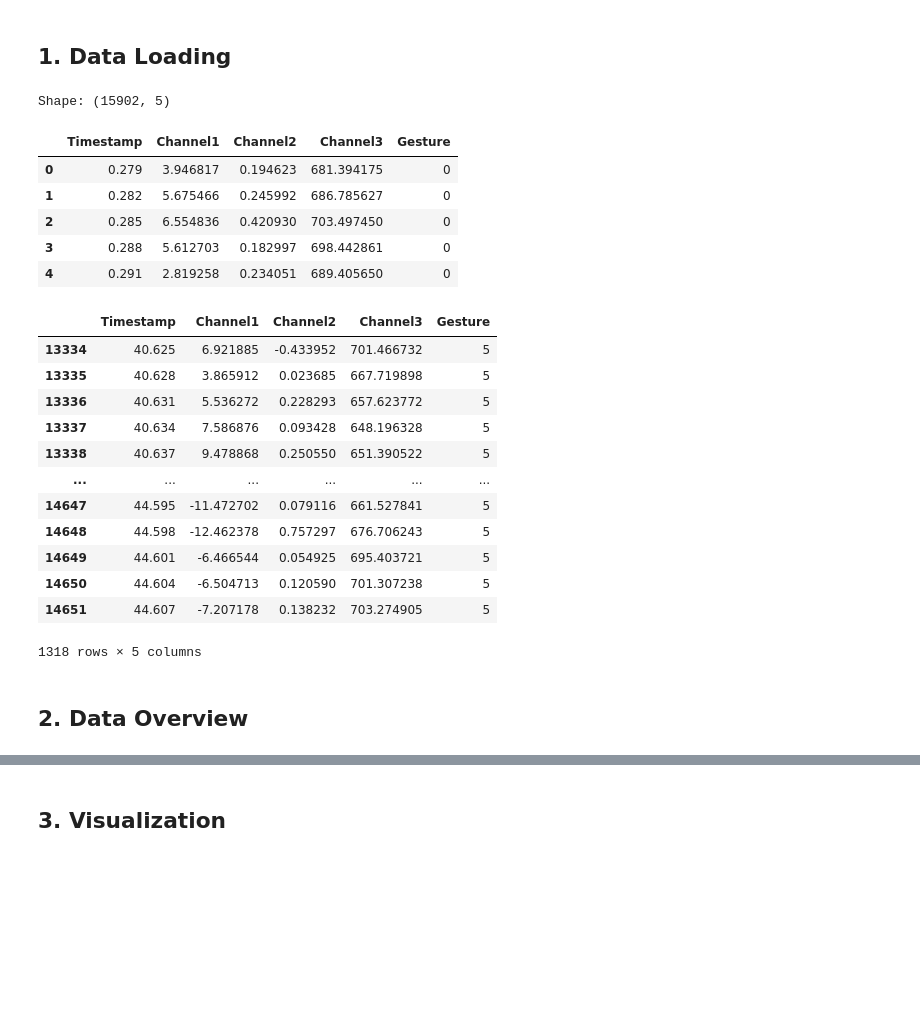
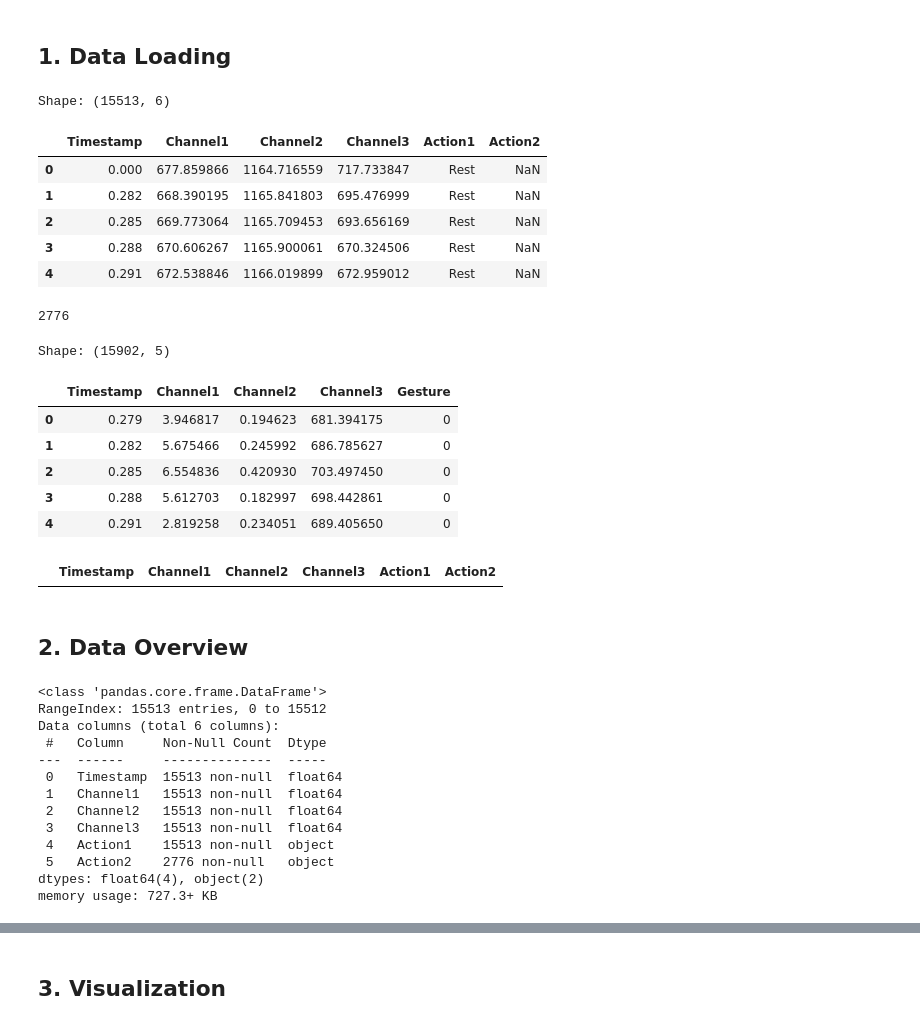
Before and after one commit to badralmahouri/npulse-software, a Jupyter notebook: notebooks/eda.ipynb, the cells around one changed output, grey strips where cells are left out. Drawn from its saved outputs; the diff is of its cells as text; code cells hidden in the pictures; blank space fills up the shorter version.

```diff
--- a/notebooks/eda.ipynb
+++ b/notebooks/eda.ipynb
@@ -17,8 +17,7 @@ plt.rcParams['figure.figsize'] = (12, 6)
 # %% [markdown]
 ## 1. Data Loading
 # %%
-# Load sample cleaned data
-data_path = Path('../data/data_rpi/raw')
+data_path = Path('../data/badr-data/raw')
 csv_files = list(data_path.glob('*.csv'))
 
 # Load first file as sample
@@ -26,33 +25,58 @@ df = pd.read_csv(csv_files[0])
 print(f"Shape: {df.shape}")
 df.head()
 # %% [output]
-Shape: (15902, 5)
+Shape: (15513, 6)
-|  | Timestamp | Channel1 | Channel2 | Channel3 | Gesture |
-| 0 | 0.279 | 3.946817 | 0.194623 | 681.394175 | 0 |
-| 1 | 0.282 | 5.675466 | 0.245992 | 686.785627 | 0 |
-| 2 | 0.285 | 6.554836 | 0.420930 | 703.497450 | 0 |
-| 3 | 0.288 | 5.612703 | 0.182997 | 698.442861 | 0 |
-| 4 | 0.291 | 2.819258 | 0.234051 | 689.405650 | 0 |
+|  | Timestamp | Channel1 | Channel2 | Channel3 | Action1 | Action2 |
+| 0 | 0.000 | 677.859866 | 1164.716559 | 717.733847 | Rest | NaN |
+| 1 | 0.282 | 668.390195 | 1165.841803 | 695.476999 | Rest | NaN |
+| 2 | 0.285 | 669.773064 | 1165.709453 | 693.656169 | Rest | NaN |
+| 3 | 0.288 | 670.606267 | 1165.900061 | 670.324506 | Rest | NaN |
+| 4 | 0.291 | 672.538846 | 1166.019899 | 672.959012 | Rest | NaN |
+# %%
+# Number of rows where both Action1 and Action2 are not NaN
+num_valid_rows = df[df['Action2'].notna()].shape[0]
+num_valid_rows
+# %% [output]
+2776
+# %%
+# Load sample cleaned data
+data_path_ws = Path('../data/data_rpi/cleaned')
+csv_files_ws = list(data_path_ws.glob('*.csv'))
+
+# Load first file as sample
+df_ws = pd.read_csv(csv_files_ws[0])
+print(f"Shape: {df_ws.shape}")
+df_ws.head()
+# %% [output]
+Shape: (15902, 5)
+|  | Timestamp | Channel1 | Channel2 | Channel3 | Gesture |
+| 0 | 0.279 | 3.946817 | 0.194623 | 681.394175 | 0 |
+| 1 | 0.282 | 5.675466 | 0.245992 | 686.785627 | 0 |
+| 2 | 0.285 | 6.554836 | 0.420930 | 703.497450 | 0 |
+| 3 | 0.288 | 5.612703 | 0.182997 | 698.442861 | 0 |
+| 4 | 0.291 | 2.819258 | 0.234051 | 689.405650 | 0 |
 # %%
-df[df['Gesture'] == 5]
+df[df['Action1'] == 'Rest']
 # %% [output]
-|  | Timestamp | Channel1 | Channel2 | Channel3 | Gesture |
-| 13334 | 40.625 | 6.921885 | -0.433952 | 701.466732 | 5 |
-| 13335 | 40.628 | 3.865912 | 0.023685 | 667.719898 | 5 |
-| 13336 | 40.631 | 5.536272 | 0.228293 | 657.623772 | 5 |
-| 13337 | 40.634 | 7.586876 | 0.093428 | 648.196328 | 5 |
-| 13338 | 40.637 | 9.478868 | 0.250550 | 651.390522 | 5 |
-| ... | ... | ... | ... | ... | ... |
-| 14647 | 44.595 | -11.472702 | 0.079116 | 661.527841 | 5 |
-| 14648 | 44.598 | -12.462378 | 0.757297 | 676.706243 | 5 |
-| 14649 | 44.601 | -6.466544 | 0.054925 | 695.403721 | 5 |
-| 14650 | 44.604 | -6.504713 | 0.120590 | 701.307238 | 5 |
-| 14651 | 44.607 | -7.207178 | 0.138232 | 703.274905 | 5 |
+|  | Timestamp | Channel1 | Channel2 | Channel3 | Action1 | Action2 |
-1318 rows × 5 columns
 # %% [markdown]
 ## 2. Data Overview
 # %%
 df.info()
+# %% [output]
+<class 'pandas.core.frame.DataFrame'>
+RangeIndex: 15513 entries, 0 to 15512
+Data columns (total 6 columns):
+ #   Column     Non-Null Count  Dtype
+---  ------     --------------  -----
+ 0   Timestamp  15513 non-null  float64
+ 1   Channel1   15513 non-null  float64
+ 2   Channel2   15513 non-null  float64
+ 3   Channel3   15513 non-null  float64
+ 4   Action1    15513 non-null  object
+ 5   Action2    2776 non-null   object
+dtypes: float64(4), object(2)
+memory usage: 727.3+ KB
 # %%
 df.describe()
 # %% [output]
```
Also changed, not shown: parts of 6 cells of this notebook, 12 other files.
